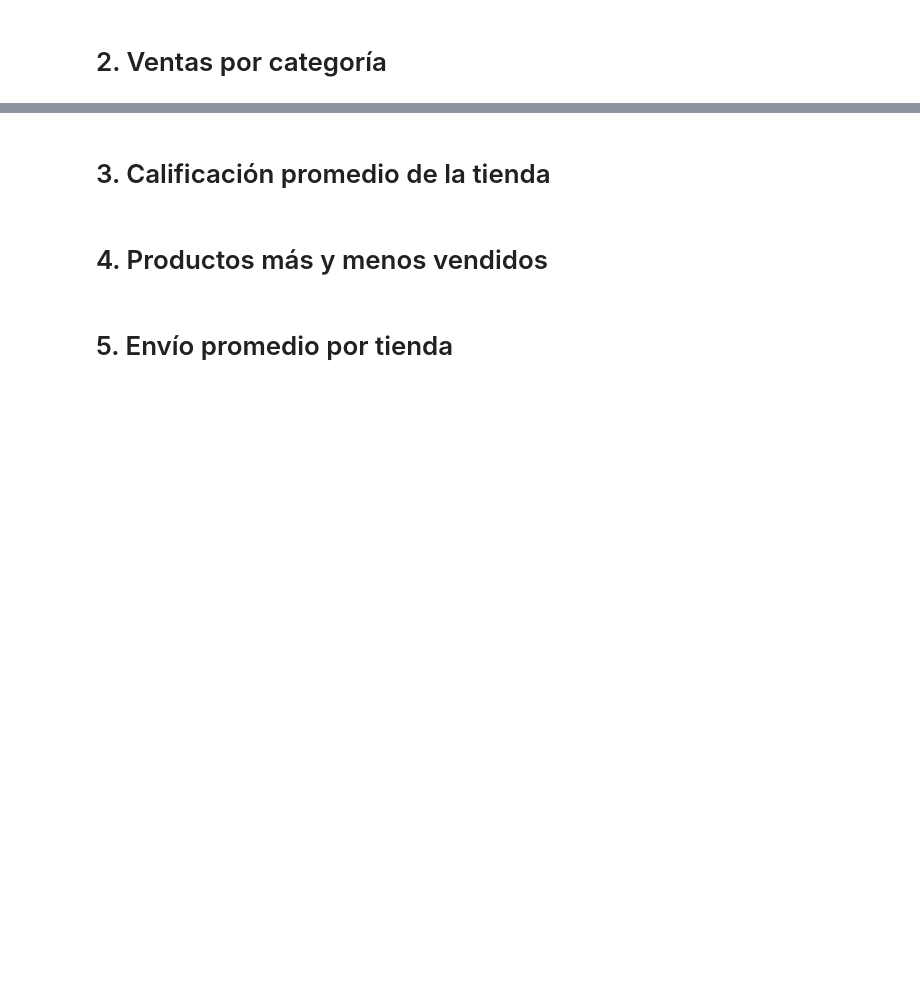
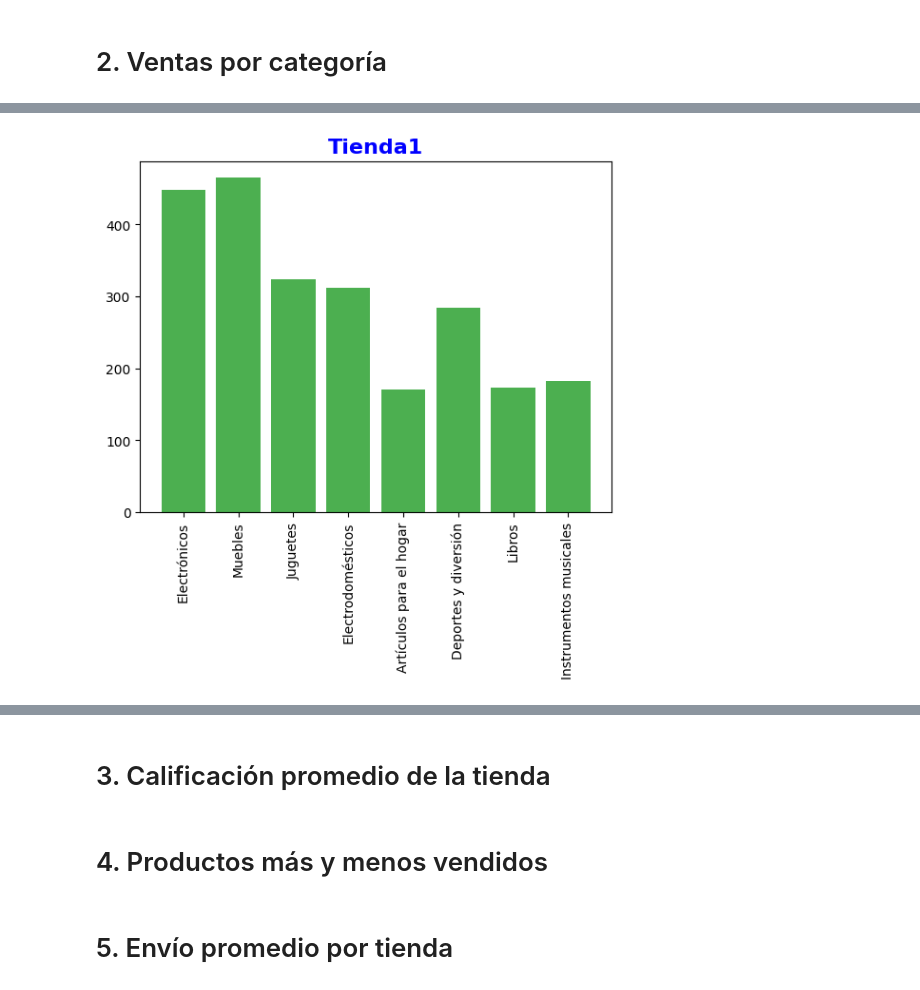
Before and after one commit to aylenfv/DS---Sr.-Juan, a Jupyter notebook: AluraStoreLatam.ipynb, the cells around one changed output, grey strips where cells are left out. Cells and saved outputs as stored; diff of their text form; code cells hidden in the pictures; blank space fills up the shorter version.

Commit message:
Ventas por categoría

```diff
--- a/AluraStoreLatam.ipynb
+++ b/AluraStoreLatam.ipynb
@@ -58,3 +58,9 @@ plt.bar(x = tiendas, height = ingresos_totales)
 plt.show()
 # %% [output]
 [figure]
+# %%
+datos = [{'nombre': 'Tienda1'}, {'nombre': 'Tienda2'}, {'nombre': 'Tienda3'}, {'nombre': 'Tienda4'}]
+for i in range(4):
+    datos[i]['ingresos totales']=ingresos_totales[i]
+    datos[i]['categorias']={}
+datos
@@ -61,2 +72,12 @@ plt.show()
 # %% [markdown]
 # 2. Ventas por categoría
+# %%
+d = 0
+for i in (tienda1,tienda2,tienda3,tienda4):
+  for j in list(i['Categoría del Producto'].items()):
+    if j[1] in datos[d]['categorias']:
+      datos[d]['categorias'][j[1]] += 1
+    else:
+      datos[d]['categorias'][j[1]] = 1
+  d+=1
+datos
@@ -62,0 +102,10 @@ plt.show()
+# %%
+valores = []
+for i in datos[0]['categorias']:
+    valores.append(datos[0]['categorias'][i])
+plt.bar(x = list(datos[0]['categorias']), height = valores, color = "#4CAF50")
+plt.xticks(rotation=90)
+plt.title("Tienda1", fontsize=16, fontweight="bold", color="blue")
+plt.show()
+# %% [output]
+[figure, added]
```
Also changed, not shown: parts of 7 cells of this notebook.
